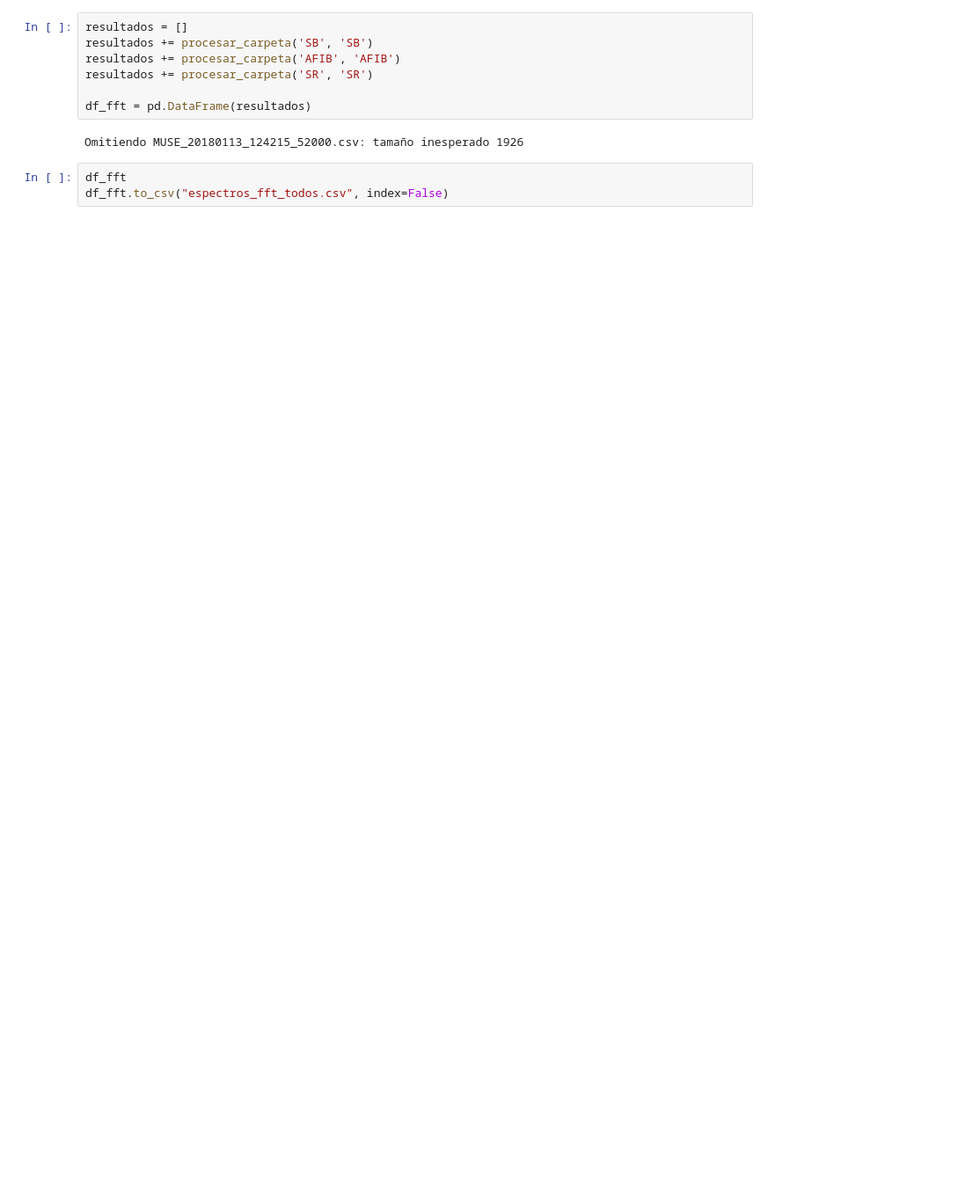
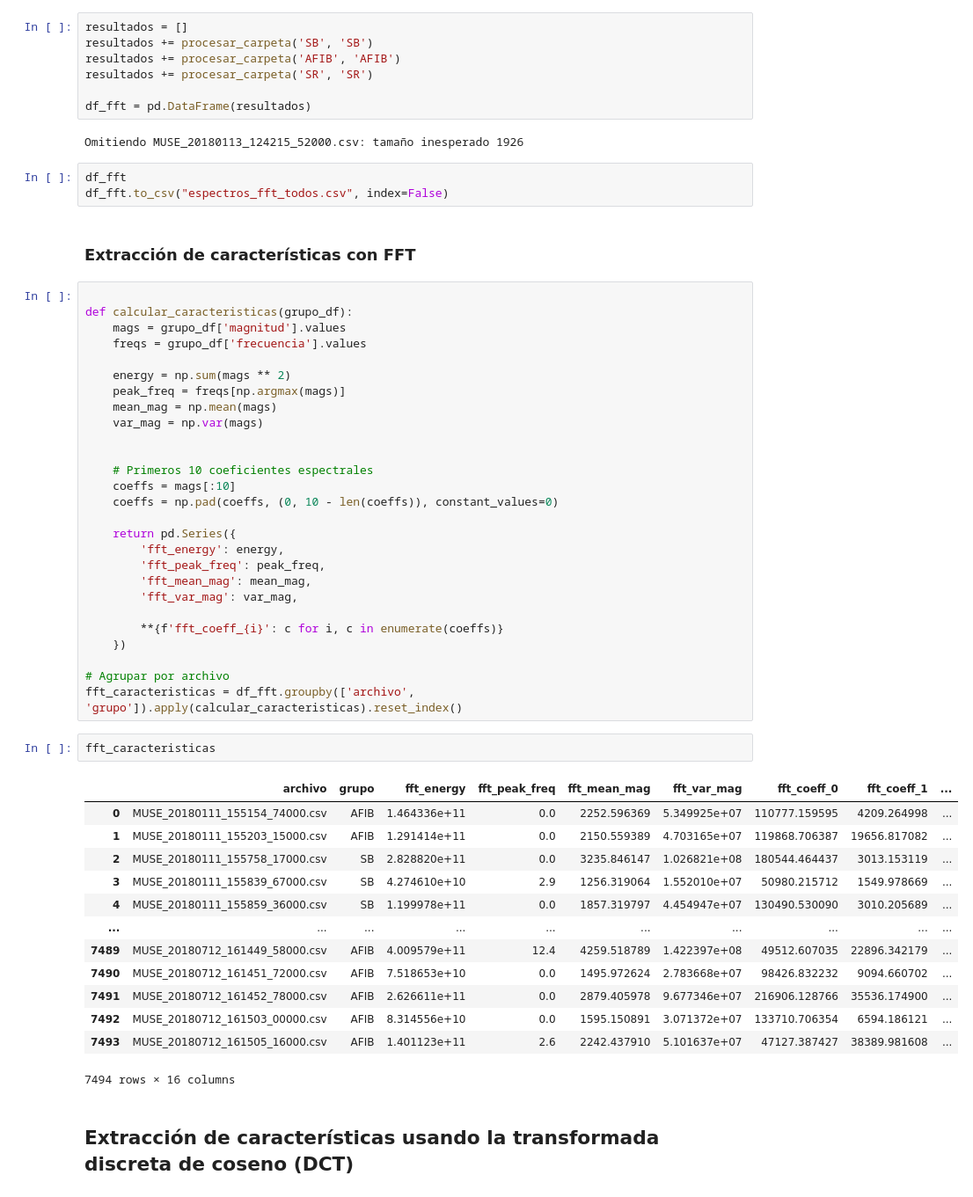
Before and after one commit to LisethTiria/Biosenales-2025-1, a Jupyter notebook: proyecto2_ecg_/proyecto2_script.ipynb, the cells around one changed output. Shown: that part at 88% size. Saved outputs shown, nothing was run; the diff lists cells and outputs as text; blank space fills up the shorter version.

Commit message:
Extracción de características con FFT y DCT

```diff
--- a/proyecto2_ecg_/proyecto2_script.ipynb
+++ b/proyecto2_ecg_/proyecto2_script.ipynb
@@ -280,3 +284,50 @@ Omitiendo MUSE_20180113_124215_52000.csv: tamaño inesperado 1926
 # %%
 df_fft
 df_fft.to_csv("espectros_fft_todos.csv", index=False)
+# %% [markdown]
+### Extracción de características con FFT
+# %%
+
+def calcular_caracteristicas(grupo_df):
+    mags = grupo_df['magnitud'].values
+    freqs = grupo_df['frecuencia'].values
+
+    energy = np.sum(mags ** 2)
+    peak_freq = freqs[np.argmax(mags)]
+    mean_mag = np.mean(mags)
+    var_mag = np.var(mags)
+
+
+    # Primeros 10 coeficientes espectrales
+    coeffs = mags[:10]
+    coeffs = np.pad(coeffs, (0, 10 - len(coeffs)), constant_values=0)
+
+    return pd.Series({
+        'fft_energy': energy,
+        'fft_peak_freq': peak_freq,
+        'fft_mean_mag': mean_mag,
+        'fft_var_mag': var_mag,
+
+        **{f'fft_coeff_{i}': c for i, c in enumerate(coeffs)}
+    })
+
+# Agrupar por archivo
+fft_caracteristicas = df_fft.groupby(['archivo', 'grupo']).apply(calcular_caracteristicas).reset_index()
+# %%
+fft_caracteristicas
+# %% [output]
+|  | archivo | grupo | fft_energy | fft_peak_freq | fft_mean_mag | fft_var_mag | fft_coeff_0 | fft_coeff_1 | ... |
+| 0 | MUSE_20180111_155154_74000.csv | AFIB | 1.464336e+11 | 0.0 | 2252.596369 | 5.349925e+07 | 110777.159595 | 4209.264998 | ... |
+| 1 | MUSE_20180111_155203_15000.csv | AFIB | 1.291414e+11 | 0.0 | 2150.559389 | 4.703165e+07 | 119868.706387 | 19656.817082 | ... |
+| 2 | MUSE_20180111_155758_17000.csv | SB | 2.828820e+11 | 0.0 | 3235.846147 | 1.026821e+08 | 180544.464437 | 3013.153119 | ... |
+| 3 | MUSE_20180111_155839_67000.csv | SB | 4.274610e+10 | 2.9 | 1256.319064 | 1.552010e+07 | 50980.215712 | 1549.978669 | ... |
+| 4 | MUSE_20180111_155859_36000.csv | SB | 1.199978e+11 | 0.0 | 1857.319797 | 4.454947e+07 | 130490.530090 | 3010.205689 | ... |
+| ... | ... | ... | ... | ... | ... | ... | ... | ... | ... |
+| 7489 | MUSE_20180712_161449_58000.csv | AFIB | 4.009579e+11 | 12.4 | 4259.518789 | 1.422397e+08 | 49512.607035 | 22896.342179 | ... |
+| 7490 | MUSE_20180712_161451_72000.csv | AFIB | 7.518653e+10 | 0.0 | 1495.972624 | 2.783668e+07 | 98426.832232 | 9094.660702 | ... |
+| 7491 | MUSE_20180712_161452_78000.csv | AFIB | 2.626611e+11 | 0.0 | 2879.405978 | 9.677346e+07 | 216906.128766 | 35536.174900 | ... |
+| 7492 | MUSE_20180712_161503_00000.csv | AFIB | 8.314556e+10 | 0.0 | 1595.150891 | 3.071372e+07 | 133710.706354 | 6594.186121 | ... |
+| 7493 | MUSE_20180712_161505_16000.csv | AFIB | 1.401123e+11 | 2.6 | 2242.437910 | 5.101637e+07 | 47127.387427 | 38389.981608 | ... |
+7494 rows × 16 columns
+# %% [markdown]
+## Extracción de características usando la transformada discreta de coseno (DCT)
```
Also changed, not shown: parts of 16 cells of this notebook.
